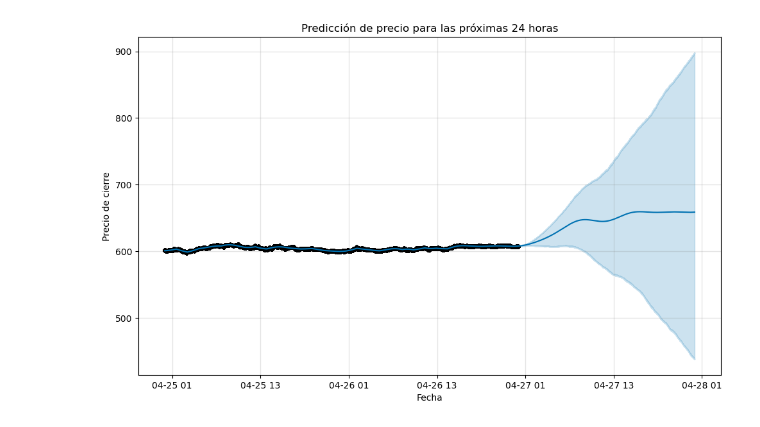
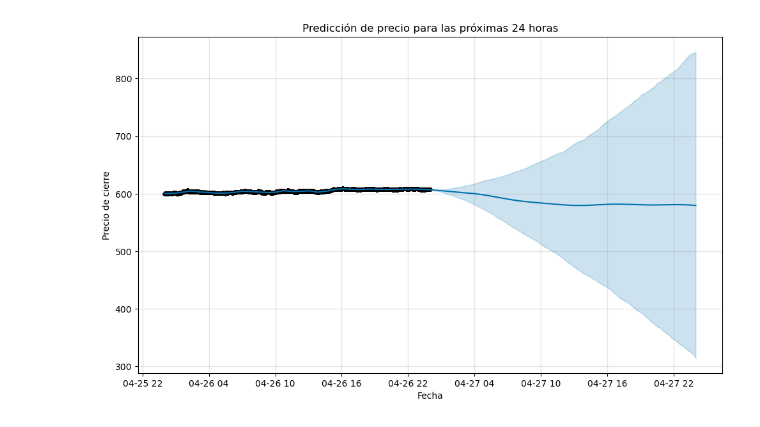
Before and after one commit to Santiagosphysics/FinalHeimdall, a Jupyter notebook: test_1.ipynb, the cells around one changed output. Cells and saved outputs as stored; diff of their text form; code cells hidden in the pictures.

```diff
--- a/test_1.ipynb
+++ b/test_1.ipynb
@@ -44,15 +44,15 @@ import pandas as pd
 from prophet import Prophet
 import matplotlib.pyplot as plt
 
-data = donwload_data(start_time='2025-04-25', end_time='2025-04-27', crypto="BNBUSDT", time='seconds')
+data = donwload_data(start_time='2025-04-26', end_time='2025-04-27', crypto="BNBUSDT", time='seconds')
 
 df = data[['close_time', 'close']].rename(columns={'close_time': 'ds', 'close': 'y'})
 
 model = Prophet(daily_seasonality=True)
 model.fit(df)
 
-future = model.make_future_dataframe(periods=24*60*60, freq='S')
-# future = model.make_future_dataframe(periods=24*60*60, freq='min')
+# future = model.make_future_dataframe(periods=24*60*60, freq='S')
+future = model.make_future_dataframe(periods=24*60, freq='min')
 
 forecast = model.predict(future)
 
@@ -69 +69 @@ print(forecast[['ds', 'yhat', 'yhat_lower', 'yhat_upper']].tail())
-[figure, old version]
+[figure, new version]
```
Also changed, not shown: parts of 11 cells of this notebook.
